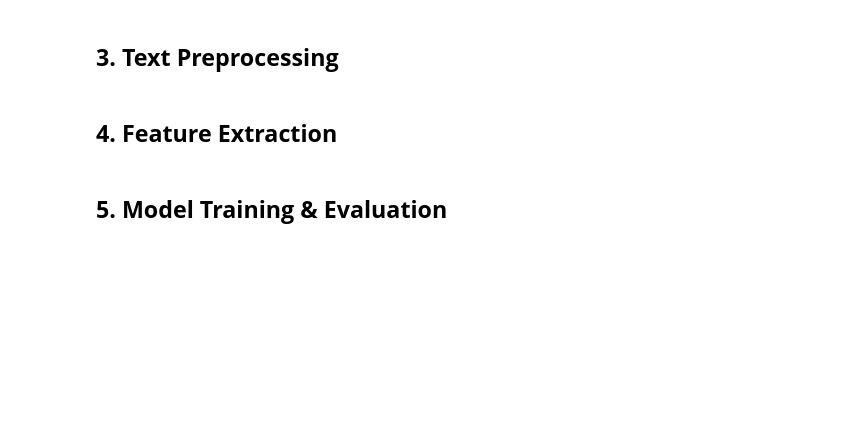
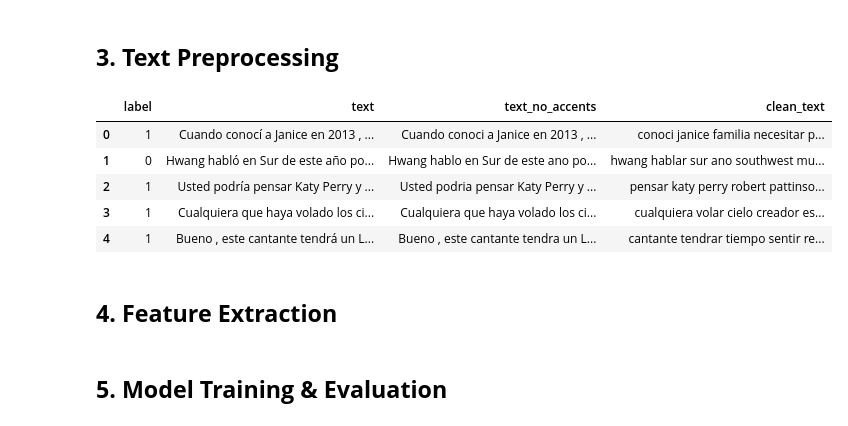
Before and after one commit to ironhack-labs/project-3-nlp, a Jupyter notebook: nlp_translation_classification.ipynb, the cells around one changed output. Cells and saved outputs as stored; diff of their text form; code cells hidden in the pictures; blank space fills up the shorter version.

```diff
--- a/nlp_translation_classification.ipynb
+++ b/nlp_translation_classification.ipynb
@@ -40,14 +71,30 @@ plt.show()
 # %% [markdown]
 ## **3. Text Preprocessing**
 # %%
+import unidecode
+
+# remove accents and ñÑ, etc.
+df['text_no_accents'] = df['text'].apply(unidecode.unidecode)
+
 # Load SpaCy Spanish model
-nlp = spacy.load('es_core_news_md')
+nlp = spacy.load('es_core_news_lg')
 def preprocess_text(text):
+    # process the Text with spacy
     doc = nlp(text.lower())
+    # Filter and Lemmatize Tokens
     tokens = [token.lemma_ for token in doc if not token.is_stop and token.is_alpha]
     return ' '.join(tokens)
-df['clean_text'] = df['text'].apply(preprocess_text)
+
+
+df['clean_text'] = df['text_no_accents'].apply(preprocess_text)
 df.head()
+# %% [output]
+|  | label | text | text_no_accents | clean_text |
+| 0 | 1 | Cuando conocí a Janice en 2013 , ... | Cuando conoci a Janice en 2013 , ... | conoci janice familia necesitar p... |
+| 1 | 0 | Hwang habló en Sur de este año po... | Hwang hablo en Sur de este ano po... | hwang hablar sur ano southwest mu... |
+| 2 | 1 | Usted podría pensar Katy Perry y ... | Usted podria pensar Katy Perry y ... | pensar katy perry robert pattinso... |
+| 3 | 1 | Cualquiera que haya volado los ci... | Cualquiera que haya volado los ci... | cualquiera volar cielo creador es... |
+| 4 | 1 | Bueno , este cantante tendrá un L... | Bueno , este cantante tendra un L... | cantante tendrar tiempo sentir re... |
 # %% [markdown]
 ## **4. Feature Extraction**
 # %%
```
Also changed, not shown: parts of 14 cells of this notebook, 1 other file.
